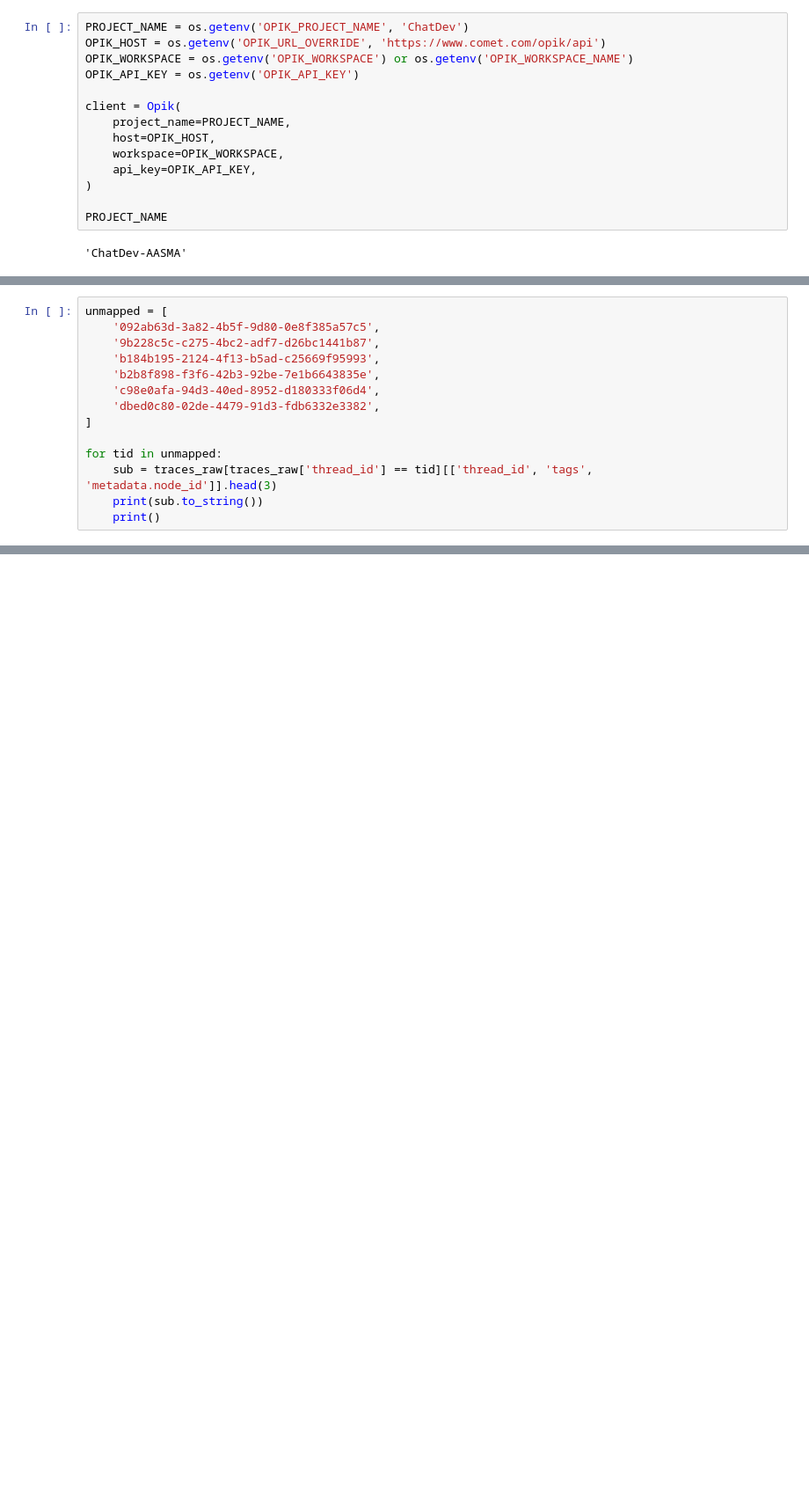
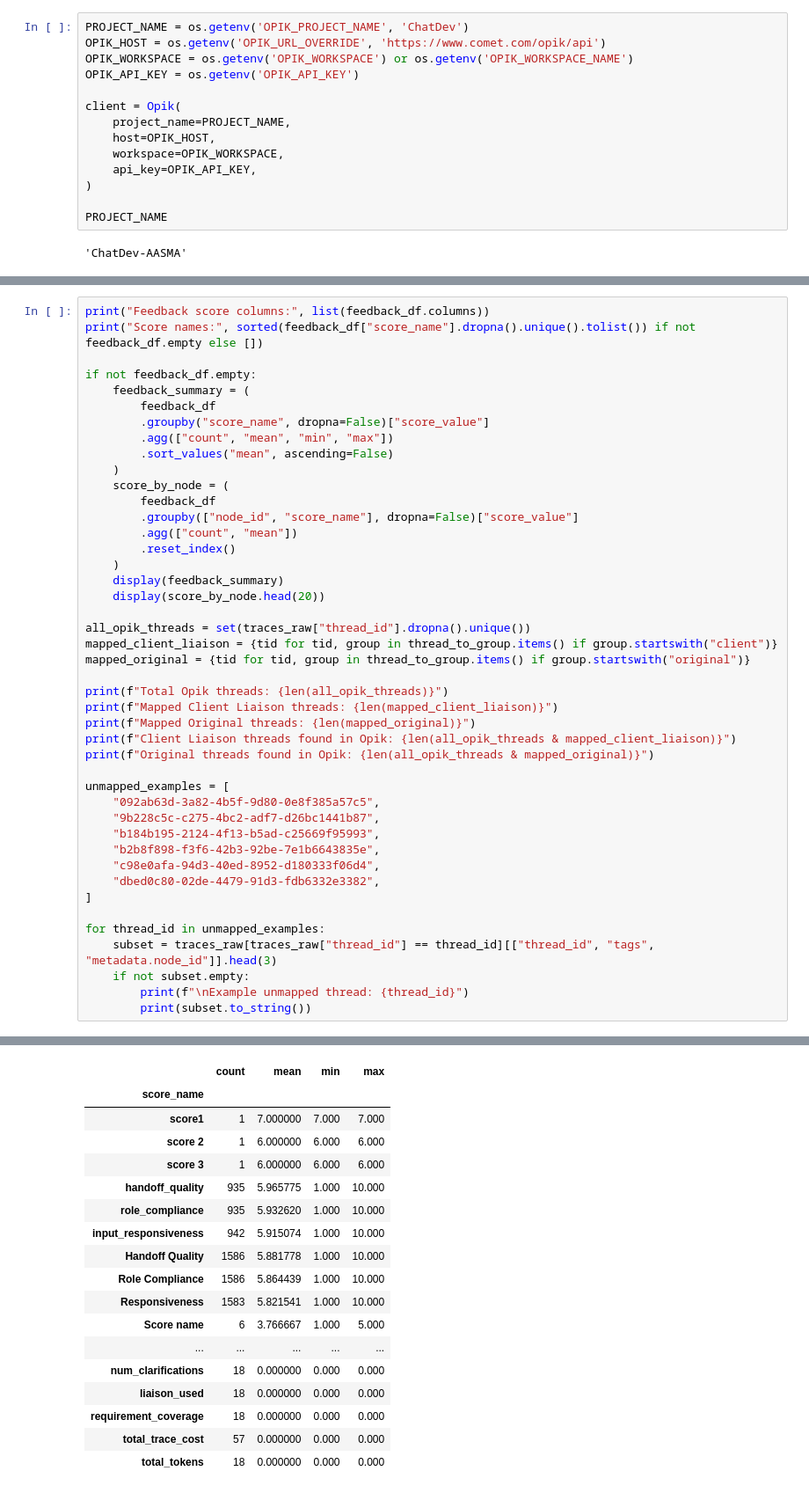
Before and after one commit to guilhermecsnpeixoto/ChatDev, a Jupyter notebook: opik_metrics_explorer.ipynb, the cells around one changed output, grey strips where cells are left out. Shown at 88% size. Cells and saved outputs as stored; diff of their text form; blank space fills up the shorter version.

```diff
--- a/opik_metrics_explorer.ipynb
+++ b/opik_metrics_explorer.ipynb
@@ -978,14 +311,0 @@ Original que existem no Opik: 25
-# %%
-unmapped = [
-    '092ab63d-3a82-4b5f-9d80-0e8f385a57c5',
-    '9b228c5c-c275-4bc2-adf7-d26bc1441b87',
-    'b184b195-2124-4f13-b5ad-c25669f95993',
-    'b2b8f898-f3f6-42b3-92be-7e1b6643835e',
-    'c98e0afa-94d3-40ed-8952-d180333f06d4',
-    'dbed0c80-02de-4479-91d3-fdb6332e3382',
-]
-
-for tid in unmapped:
-    sub = traces_raw[traces_raw['thread_id'] == tid][['thread_id', 'tags', 'metadata.node_id']].head(3)
-    print(sub.to_string())
-    print()
@@ -1020,0 +883,45 @@ To choose columns, edit `TRACE_COLUMNS` and `THREAD_COLUMNS`, then rerun the sel
+# %%
+print("Feedback score columns:", list(feedback_df.columns))
+print("Score names:", sorted(feedback_df["score_name"].dropna().unique().tolist()) if not feedback_df.empty else [])
+
+if not feedback_df.empty:
+    feedback_summary = (
+        feedback_df
+        .groupby("score_name", dropna=False)["score_value"]
+        .agg(["count", "mean", "min", "max"])
+        .sort_values("mean", ascending=False)
+    )
+    score_by_node = (
+        feedback_df
+        .groupby(["node_id", "score_name"], dropna=False)["score_value"]
+        .agg(["count", "mean"])
+        .reset_index()
+    )
+    display(feedback_summary)
+    display(score_by_node.head(20))
+
+all_opik_threads = set(traces_raw["thread_id"].dropna().unique())
+mapped_client_liaison = {tid for tid, group in thread_to_group.items() if group.startswith("client")}
+mapped_original = {tid for tid, group in thread_to_group.items() if group.startswith("original")}
+
+print(f"Total Opik threads: {len(all_opik_threads)}")
+print(f"Mapped Client Liaison threads: {len(mapped_client_liaison)}")
+print(f"Mapped Original threads: {len(mapped_original)}")
+print(f"Client Liaison threads found in Opik: {len(all_opik_threads & mapped_client_liaison)}")
+print(f"Original threads found in Opik: {len(all_opik_threads & mapped_original)}")
+
+unmapped_examples = [
+    "092ab63d-3a82-4b5f-9d80-0e8f385a57c5",
+    "9b228c5c-c275-4bc2-adf7-d26bc1441b87",
+    "b184b195-2124-4f13-b5ad-c25669f95993",
+    "b2b8f898-f3f6-42b3-92be-7e1b6643835e",
+    "c98e0afa-94d3-40ed-8952-d180333f06d4",
+    "dbed0c80-02de-4479-91d3-fdb6332e3382",
+]
+
+for thread_id in unmapped_examples:
+    subset = traces_raw[traces_raw["thread_id"] == thread_id][["thread_id", "tags", "metadata.node_id"]].head(3)
+    if not subset.empty:
+        print(f"\nExample unmapped thread: {thread_id}")
+        print(subset.to_string())
+# %% [output]
@@ -1020,0 +930,18 @@ To choose columns, edit `TRACE_COLUMNS` and `THREAD_COLUMNS`, then rerun the sel
+|  | count | mean | min | max |
+| score_name |  |  |  |  |
+| score1 | 1 | 7.000000 | 7.000 | 7.000 |
+| score 2 | 1 | 6.000000 | 6.000 | 6.000 |
+| score 3 | 1 | 6.000000 | 6.000 | 6.000 |
+| handoff_quality | 935 | 5.965775 | 1.000 | 10.000 |
+| role_compliance | 935 | 5.932620 | 1.000 | 10.000 |
+| input_responsiveness | 942 | 5.915074 | 1.000 | 10.000 |
+| Handoff Quality | 1586 | 5.881778 | 1.000 | 10.000 |
+| Role Compliance | 1586 | 5.864439 | 1.000 | 10.000 |
+| Responsiveness | 1583 | 5.821541 | 1.000 | 10.000 |
+| Score name | 6 | 3.766667 | 1.000 | 5.000 |
+| ... | ... | ... | ... | ... |
+| num_clarifications | 18 | 0.000000 | 0.000 | 0.000 |
+| liaison_used | 18 | 0.000000 | 0.000 | 0.000 |
+| requirement_coverage | 18 | 0.000000 | 0.000 | 0.000 |
+| total_trace_cost | 57 | 0.000000 | 0.000 | 0.000 |
+| total_tokens | 18 | 0.000000 | 0.000 | 0.000 |
```
Also changed, not shown: parts of 25 cells of this notebook.
